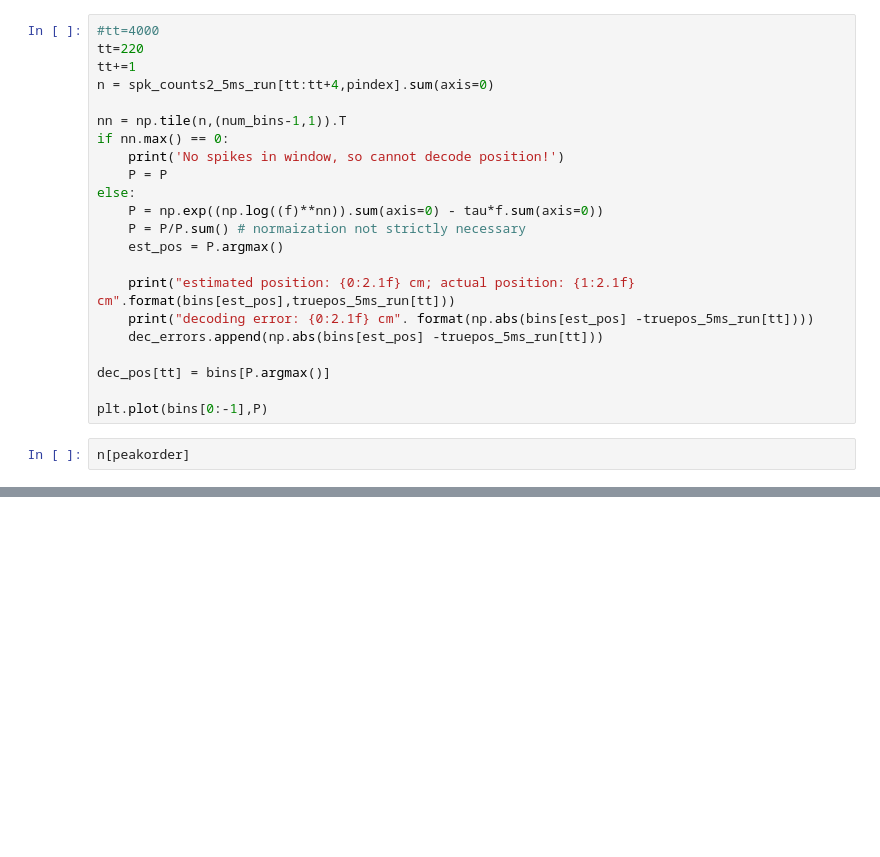
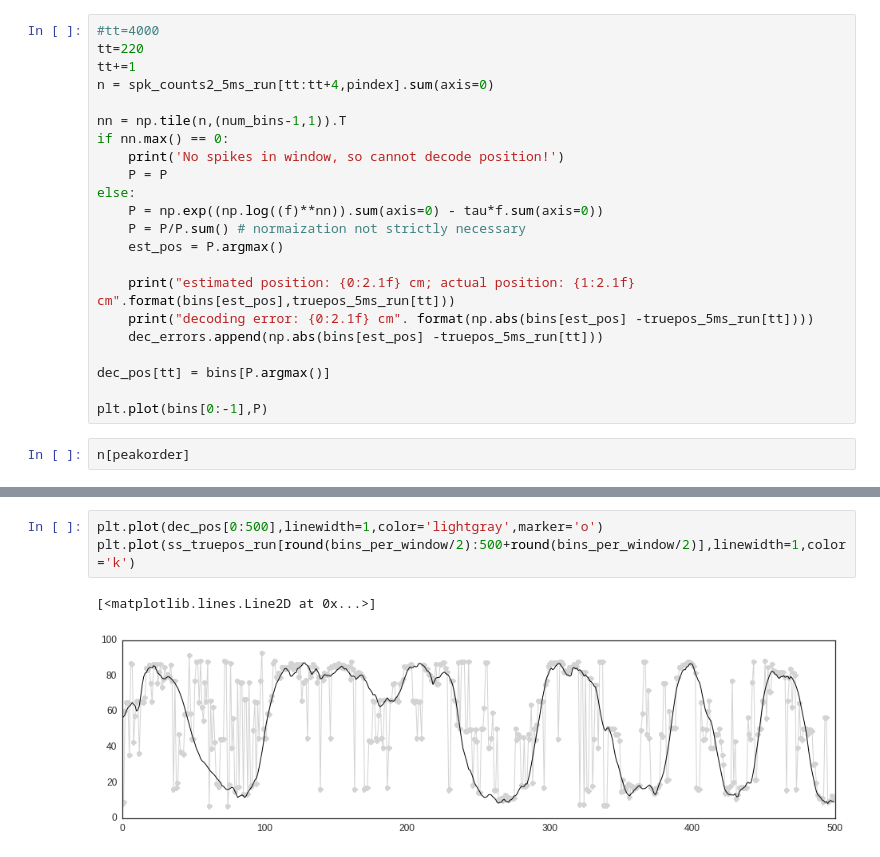
Before and after one commit to eackermann/hc-3, a Jupyter notebook: [2] place field visualization.ipynb, the cells around one changed output, grey strips where cells are left out. Drawn from its saved outputs; the diff is of its cells as text; blank space fills up the shorter version.

```diff
--- a/[2] place field visualization.ipynb
+++ b/[2] place field visualization.ipynb
@@ -567,0 +688,6 @@ len(runindex_supersampled)
+# %%
+plt.plot(dec_pos[0:500],linewidth=1,color='lightgray',marker='o')
+plt.plot(ss_truepos_run[round(bins_per_window/2):500+round(bins_per_window/2)],linewidth=1,color='k')
+# %% [output]
+[<matplotlib.lines.Line2D at 0x...>]
+[figure, added]
```
Also changed, not shown: parts of 37 cells of this notebook, 3 other files.
